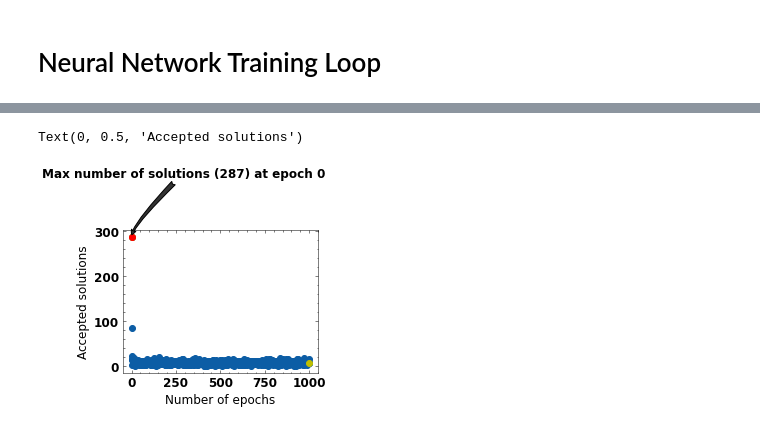
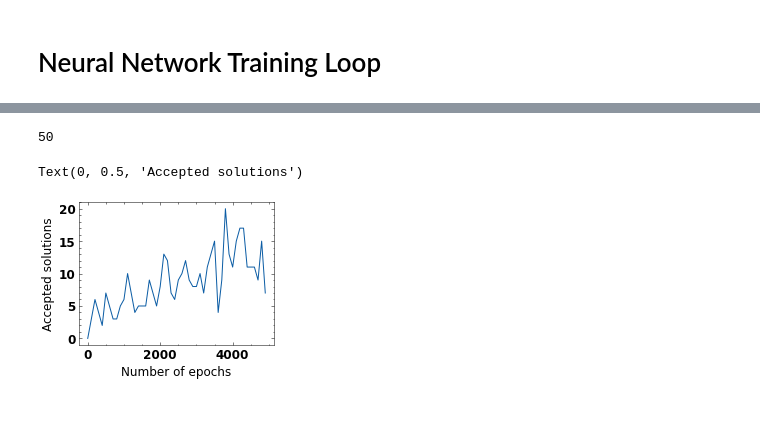
Before and after one commit to ShahidOni/Optimizer, a Jupyter notebook: optimization_eng.ipynb, the cells around one changed output, grey strips where cells are left out. Cells and saved outputs as stored; diff of their text form; code cells hidden in the pictures.

Commit message:
add fine tuned graphs

```diff
--- a/optimization_eng.ipynb
+++ b/optimization_eng.ipynb
@@ -712,7 +719,7 @@ accepted_solutions = []
 
 i=0
 combined_losses = []
-number_of_epochs = 1001
+number_of_epochs = 5001
 max_solution = -float('inf')
 for epoch in range(number_of_epochs):
     # Clear old gradients in the GP model
@@ -720,7 +727,7 @@ for epoch in range(number_of_epochs):
         param.grad = None
 
     # Create GP parameters from noise
-    noise = generate_noise(shape=(10000, 10))
+    noise = generate_noise(shape=(1000, 10))
     gp = gp_model(noise)
 
     # Unpack and filter GP parameters
@@ -767,7 +774,12 @@ for epoch in range(number_of_epochs):
     kwargs["epoch"] = epoch
 
     accepted_solution_so_far = accepted_solution(**kwargs)
-    accepted_solutions.append(accepted_solution_so_far)
+
+    if epoch == 0:
+      accepted_solution_so_far = 0
+
+    elif epoch%100 == 0:
+      accepted_solutions.append(accepted_solution_so_far)
 
     if max_solution < accepted_solution_so_far:
       torch.save(gp_model.state_dict(), f"./models/gp_model_{epoch:06}.pt")
@@ -776,9 +788,8 @@ for epoch in range(number_of_epochs):
     if epoch % 1000 == 0:
       print("Accepted Soluntions : ", accepted_solution_so_far)
       plot_(**kwargs)
-
     # Scale losses
-    #distance = distance_from_origin(kdiff,bstray,coilloss, V_PriCore, V_SecCore, V_PriWind,V_SecWind) - distance_from_origin(pave)
+    #distance = distance_from_origin(kdiff, bstray, coilloss, V_SecCore, new_number_of_inverters) - distance_from_origin(pave)
 
     # distance = distance_from_origin(kdiff,bstray,coilloss)
     # distance.mean().backward()
@@ -794,20 +805,18 @@ for epoch in range(number_of_epochs):
 
 
     # total_loss = torch.sum(new_kdiff + new_bstray + new_coil_loss + new_pave + new_number_of_inverters_
-    #                        + new_vsec_core + new_pave + new_v_pricore + new_v_secwind)
-    total_loss = torch.sum(new_kdiff*new_bstray*new_v_pricore + new_coil_loss*new_number_of_inverters_*new_bstray + new_vsec_core*new_pave*new_v_secwind)
+    #                        + new_vsec_core + new_pave)# + new_v_pricore + new_v_secwind)
+    #total_loss = torch.sum(new_kdiff*new_bstray*new_v_pricore + new_coil_loss*new_number_of_inverters_*new_bstray + new_vsec_core*new_pave*new_v_secwind)
 
     # total_loss = torch.sum(new_bstray*new_coil_loss +
     #                        + new_coil_loss*new_number_of_inverters_
     #                        + new_number_of_inverters_*new_bstray)
 
-    # total_loss = torch.sum(new_kdiff*new_bstray + new_bstray * new_v_pricore + new_v_pricore*new_kdiff+ \
-    #             new_coil_loss*new_number_of_inverters_ + new_number_of_inverters_*new_bstray + new_bstray*new_coil_loss +\
-    #             new_v_secwind*new_pave + new_v_secwind*new_vsec_core + new_pave * new_vsec_core)
+    total_loss = torch.sum(new_kdiff*new_bstray + \
+                new_coil_loss*new_number_of_inverters_ + new_number_of_inverters_*new_bstray + new_bstray*new_coil_loss + new_pave * new_vsec_core)
 
     total_loss.backward()
     optimizer.step()
-
     if epoch % 1000 == 0:
         # Store metrics for plotting or further logging
         kdiffs.append(torch.mean(kdiff).cpu().data.numpy())
@@ -849,20 +859,25 @@ Epoch: 1000
+# %%
+len(accepted_solutions)
+# %% [output]
+50
 # %%
-mark = [i for i in range(0, number_of_epochs, 1000)]
-marked_points = [accepted_solutions[mark[i]] for i in range(len(mark))]
-
+# mark = [i for i in range(0, number_of_epochs, 50)]
+# marked_points = [accepted_solutions[mark[i]] for i in range(len(mark))]
+accepted_solutions[0] = 0
 max_value = max(accepted_solutions)
 max_index = accepted_solutions.index(max_value)
 
-plt.scatter(range(len(accepted_solutions)), accepted_solutions)
-plt.scatter(mark, marked_points, marker='o',color='y')
-plt.scatter([max_index], [max_value], marker = 'o', color = 'r')
+plt.plot([ i*100 for i in range(len(accepted_solutions))], accepted_solutions)
 
-plt.annotate('Max number of solutions ('+ str(max_value)+') at epoch '+str(max_index), xy=(max_index,max_value), xycoords='data',
-            xytext=(-90,60), textcoords='offset points',
-            arrowprops=dict(arrowstyle='fancy',fc='0.2',
-                            connectionstyle="angle3,angleA=45,angleB=90"))
+# # plt.scatter(mark, marked_points, marker='o',color='y')
+# plt.scatter([max_index], [max_value], marker = 'o', color = 'r')
+
+# plt.annotate('Max number of solutions ('+ str(max_value)+') at epoch '+str(max_index), xy=(max_index,max_value), xycoords='data',
+#             xytext=(-90,60), textcoords='offset points',
+#             arrowprops=dict(arrowstyle='fancy',fc='0.2',
+#                             connectionstyle="angle3,angleA=45,angleB=90"))
 plt.xlabel("Number of epochs")
 plt.ylabel("Accepted solutions")
 # %% [output]
 Text(0, 0.5, 'Accepted solutions')
-[figure, old version]
+[figure, new version]
```
Also changed, not shown: parts of 11 cells of this notebook.
